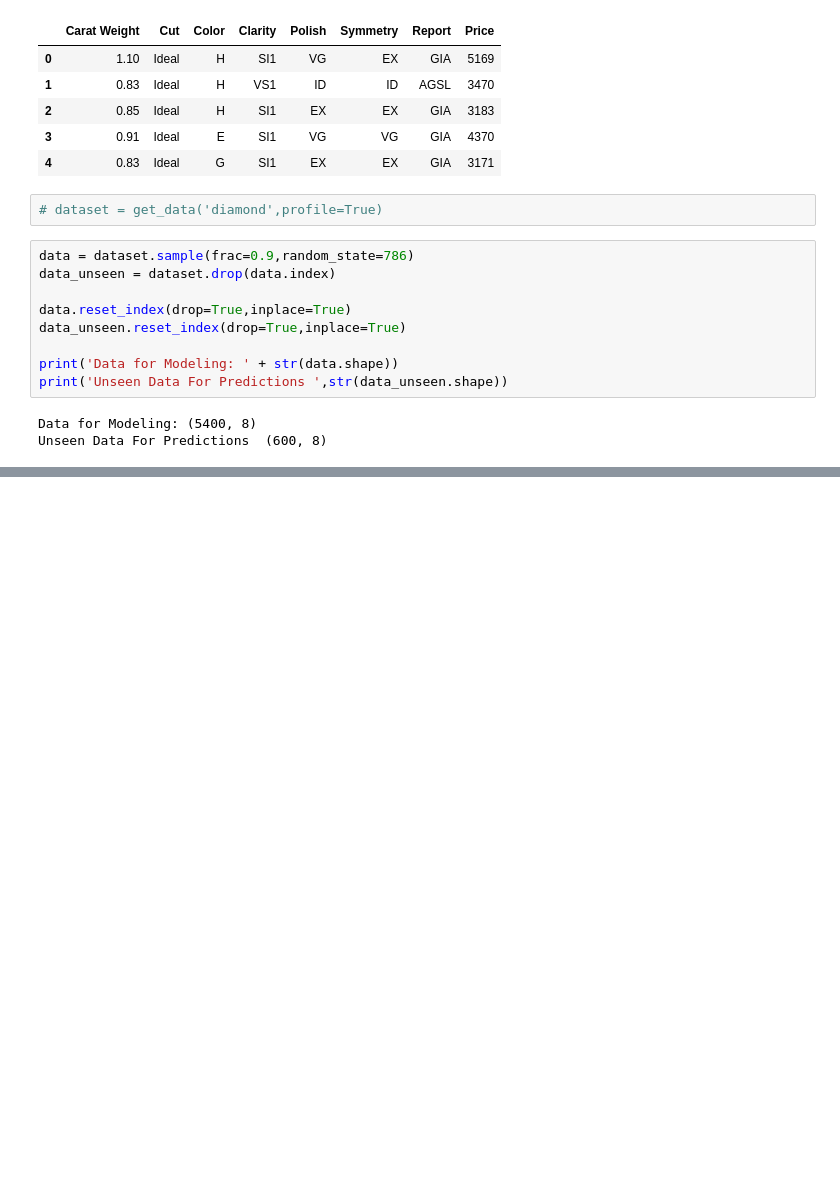
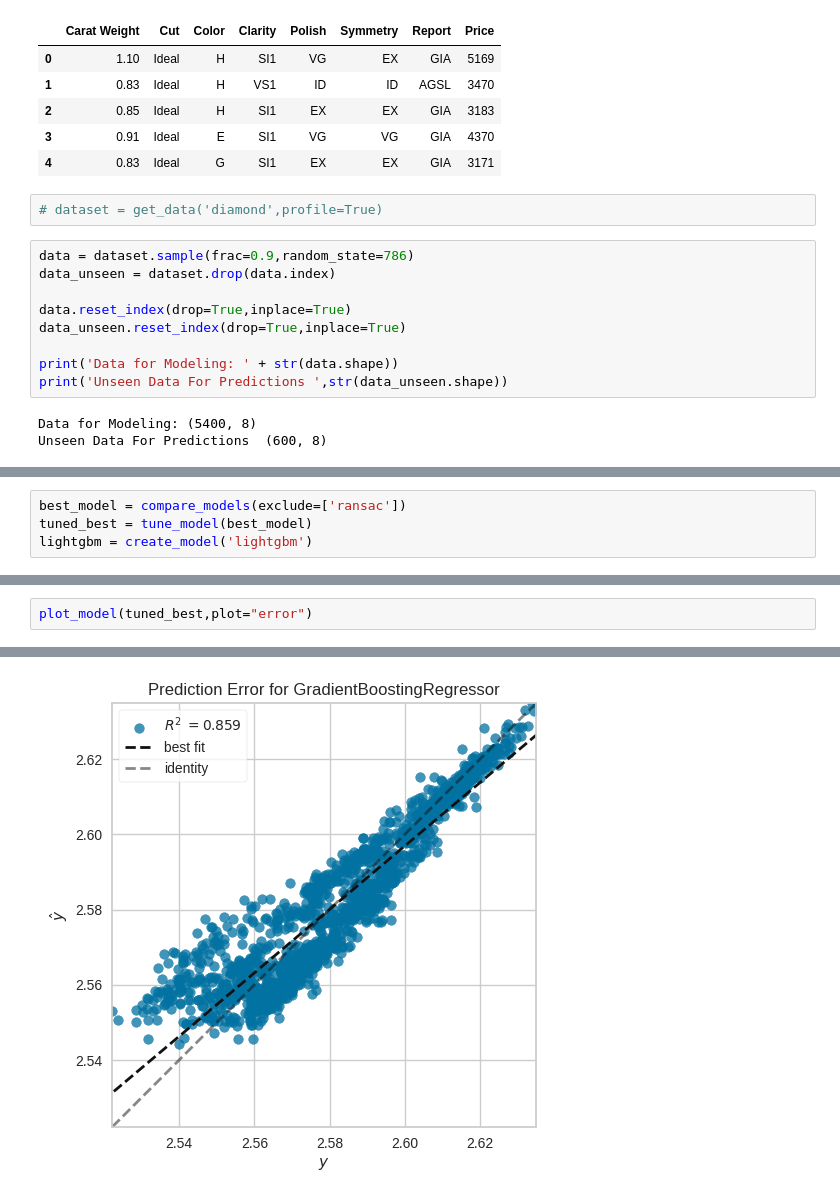
Before and after one commit to vimalpillai21/pycaret-prc, a Jupyter notebook: regression.ipynb, the cells around one changed output, grey strips where cells are left out. Cells and saved outputs as stored; diff of their text form; blank space fills up the shorter version.

```diff
--- a/regression.ipynb
+++ b/regression.ipynb
@@ -59,0 +115,4 @@ exp_reg102 = setup(data=data, target="Price",
+# %%
+best_model = compare_models(exclude=['ransac'])
+tuned_best = tune_model(best_model)
+lightgbm = create_model('lightgbm')
@@ -59,0 +203,3 @@ exp_reg102 = setup(data=data, target="Price",
+# %%
+plot_model(tuned_best,plot="error")
+# %% [output]
@@ -59,0 +207 @@ exp_reg102 = setup(data=data, target="Price",
+[figure, added]
```
Also changed, not shown: parts of 16 cells of this notebook.
